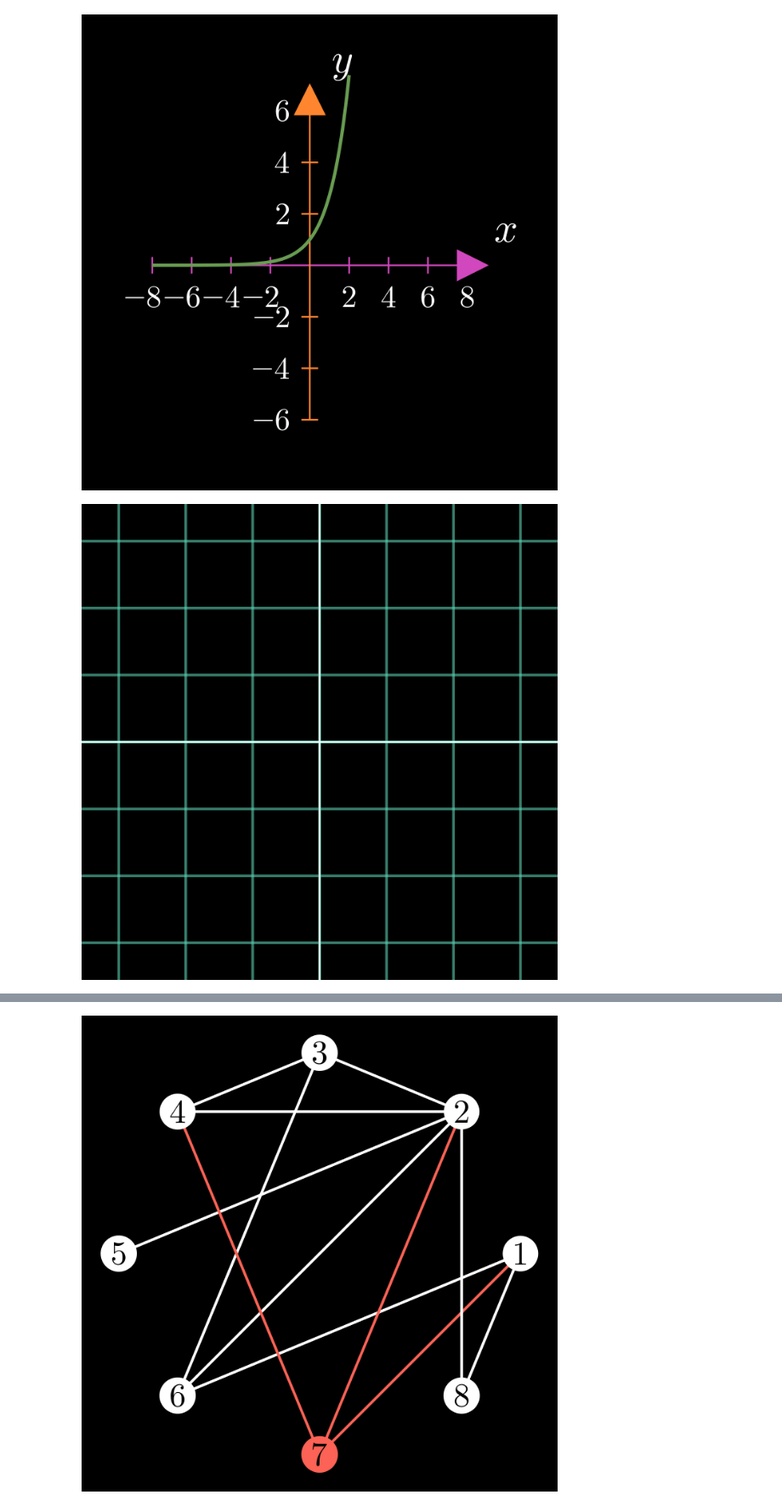
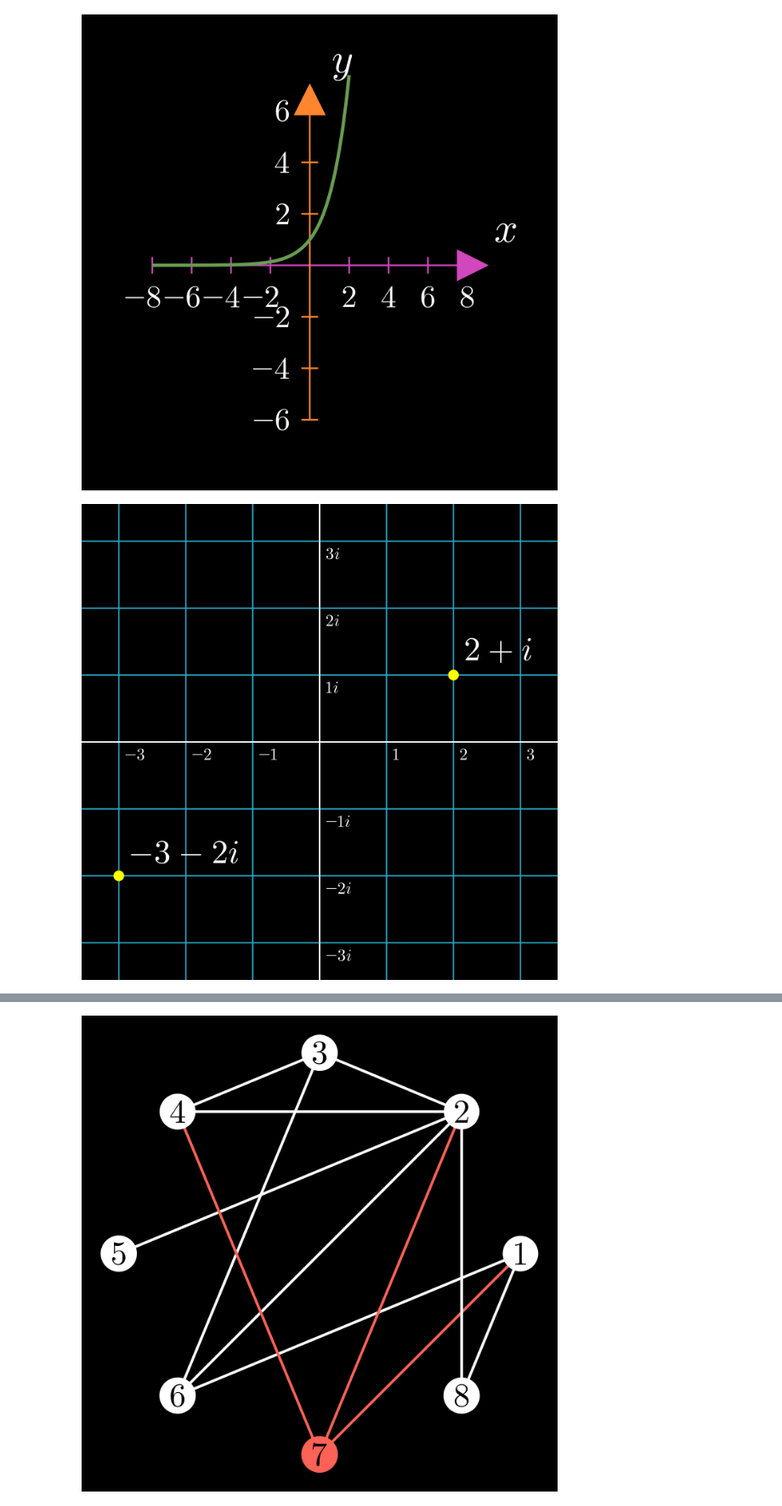
Before and after one commit to kolibril13/mobject-gallery, a Jupyter notebook: Plots.ipynb, the cells around one changed output, grey strips where cells are left out. Shown at 85% size. Saved outputs shown, nothing was run; the diff lists cells and outputs as text; code cells hidden in the pictures.

```diff
--- a/Plots.ipynb
+++ b/Plots.ipynb
@@ -67,34 +67,26 @@ name_snippet_pairs[image_full_name] = snippet
 # %%
 %%manim $params
 class Example(ZoomedScene):
     def construct(self):
-        number_plane = NumberPlane(
-            x_range=[-10, 10, 1],
-            y_range=[-10, 10, 1],
-            background_line_style={
-                "stroke_color": TEAL,
-                "stroke_width": 4,
-                "stroke_opacity": 0.6
-            }
-        )
-        self.add(number_plane)
+        plane = ComplexPlane().add_coordinates()
+        d1 = Dot(plane.n2p(2 + 1j), color=YELLOW)
+        d2 = Dot(plane.n2p(-3 - 2j), color=YELLOW)
+        label1 = MathTex("2+i").next_to(d1, UR, 0.1)
+        label2 = MathTex("-3-2i").next_to(d2, UR, 0.1)
+        self.add(plane, d1,label1,d2,label2)
         self.camera.frame.scale(1/2)
 ###******
-image_full_name = "NumberPlane.png"
+image_full_name = "ComplexPlane.png"
 snippet =  r"""
-number_plane = NumberPlane(
-            x_range=[-10, 10, 1],
-            y_range=[-10, 10, 1],
-            background_line_style={
-                "stroke_color": TEAL,
-                "stroke_width": 4,
-                "stroke_opacity": 0.6
-            }
-        )
+plane = ComplexPlane().add_coordinates()
+d1 = Dot(plane.n2p(2 + 1j), color=YELLOW)
+d2 = Dot(plane.n2p(-3 - 2j), color=YELLOW)
+label1 = MathTex("2+i").next_to(d1, UR, 0.1)
+label2 = MathTex("-3-2i").next_to(d2, UR, 0.1)
 """
 name_snippet_pairs[image_full_name] = snippet
 # %% [output]
-[figure, old version]
+[figure, new version]
 # %%
 %%manim $params
 class Example(ZoomedScene):
```
Also changed, not shown: parts of 2 cells of this notebook, 11 other files.
